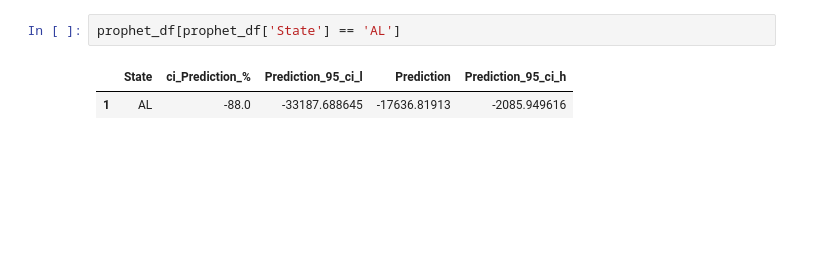
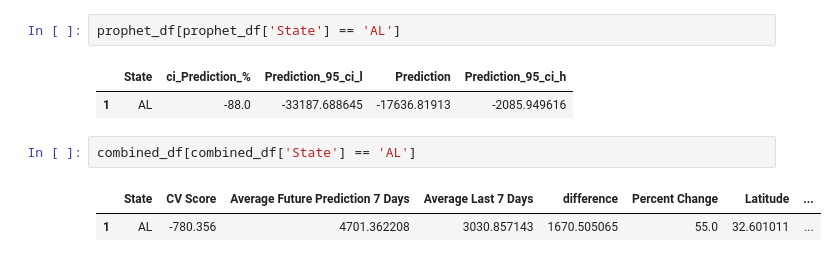
Before and after one commit to ClementGendler/Project5-Team5, a Jupyter notebook: Mapping.ipynb, the cells around one changed output. Saved outputs shown, nothing was run; the diff lists cells and outputs as text; blank space fills up the shorter version.

```diff
--- a/Mapping.ipynb
+++ b/Mapping.ipynb
@@ -324,3 +324,8 @@ prophet_df[prophet_df['State'] == 'AL']
 # %% [output]
 |  | State | ci_Prediction_% | Prediction_95_ci_l | Prediction | Prediction_95_ci_h |
 | 1 | AL | -88.0 | -33187.688645 | -17636.81913 | -2085.949616 |
+# %%
+combined_df[combined_df['State'] == 'AL']
+# %% [output]
+|  | State | CV Score | Average Future Prediction 7 Days | Average Last 7 Days | difference | Percent Change | Latitude | ... |
+| 1 | AL | -780.356 | 4701.362208 | 3030.857143 | 1670.505065 | 55.0 | 32.601011 | ... |
```
Also changed, not shown: 5 other files.
